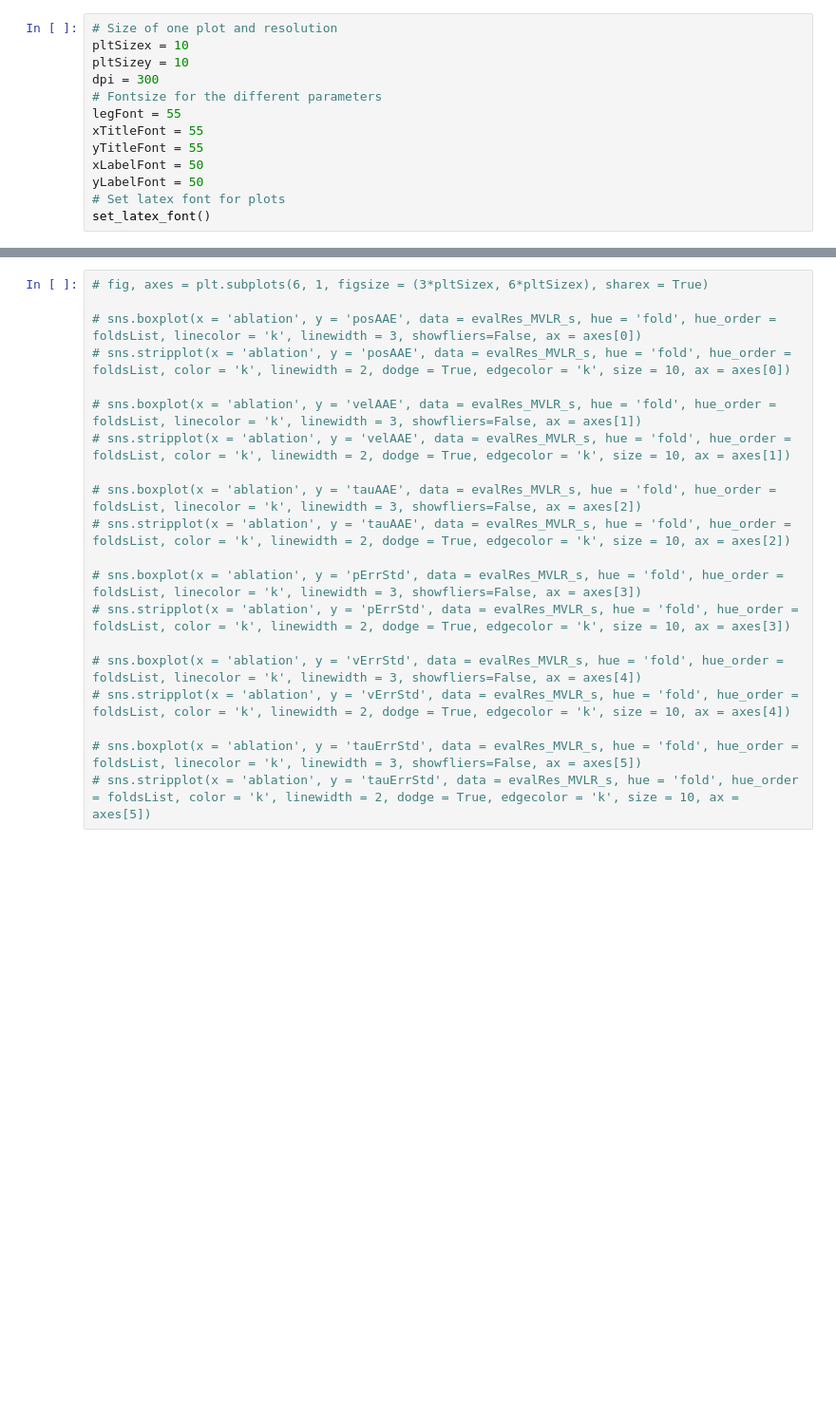
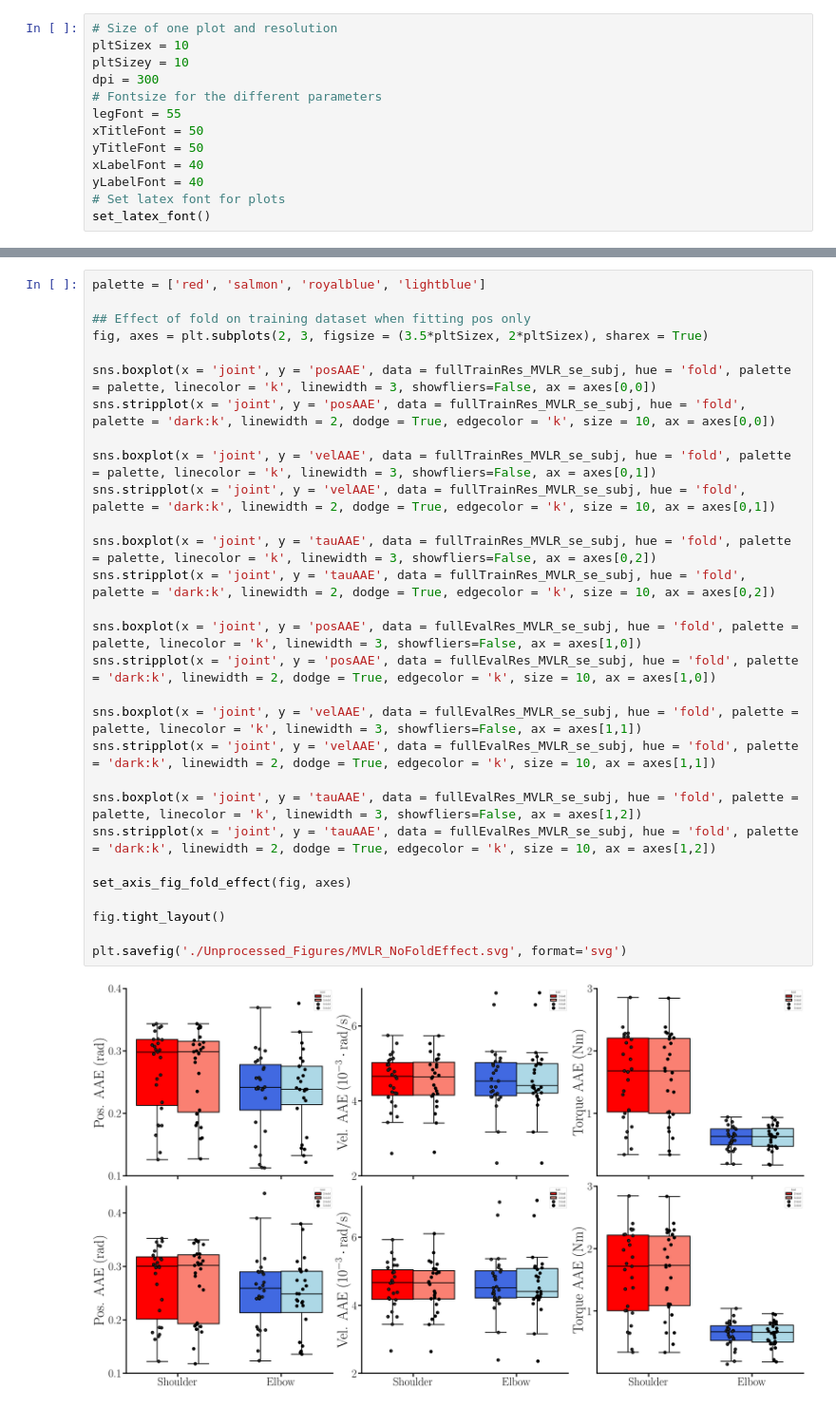
Before and after one commit to Verdel469/JointMisalignmentLearning, a Jupyter notebook: Analysis_MVLR.ipynb, the cells around one changed output, grey strips where cells are left out. Shown at 95% size. Cells and saved outputs as stored; diff of their text form; blank space fills up the shorter version.

Commit message:
mostly finished MVLR analysis

```diff
--- a/Analysis_MVLR.ipynb
+++ b/Analysis_MVLR.ipynb
@@ -14,10 +15,10 @@ pltSizey = 10
 dpi = 300
 # Fontsize for the different parameters
 legFont = 55
-xTitleFont = 55
-yTitleFont = 55
-xLabelFont = 50
-yLabelFont = 50
+xTitleFont = 50
+yTitleFont = 50
+xLabelFont = 40
+yLabelFont = 40
 # Set latex font for plots
 set_latex_font()
 # %%
@@ -38,20 +172,31 @@ evalRes_MVLR_e = evalRes_MVLR[evalRes_MVLR['joint'] == 'elbow']
 # %%
-# fig, axes = plt.subplots(6, 1, figsize = (3*pltSizex, 6*pltSizex), sharex = True)
+palette = ['red', 'salmon', 'royalblue', 'lightblue']
 
-# sns.boxplot(x = 'ablation', y = 'posAAE', data = evalRes_MVLR_s, hue = 'fold', hue_order = foldsList, linecolor = 'k', linewidth = 3, showfliers=False, ax = axes[0])
-# sns.stripplot(x = 'ablation', y = 'posAAE', data = evalRes_MVLR_s, hue = 'fold', hue_order = foldsList, color = 'k', linewidth = 2, dodge = True, edgecolor = 'k', size = 10, ax = axes[0])
+## Effect of fold on training dataset when fitting pos only
+fig, axes = plt.subplots(2, 3, figsize = (3.5*pltSizex, 2*pltSizex), sharex = True)
 
-# sns.boxplot(x = 'ablation', y = 'velAAE', data = evalRes_MVLR_s, hue = 'fold', hue_order = foldsList, linecolor = 'k', linewidth = 3, showfliers=False, ax = axes[1])
-# sns.stripplot(x = 'ablation', y = 'velAAE', data = evalRes_MVLR_s, hue = 'fold', hue_order = foldsList, color = 'k', linewidth = 2, dodge = True, edgecolor = 'k', size = 10, ax = axes[1])
+sns.boxplot(x = 'joint', y = 'posAAE', data = fullTrainRes_MVLR_se_subj, hue = 'fold', palette = palette, linecolor = 'k', linewidth = 3, showfliers=False, ax = axes[0,0])
+sns.stripplot(x = 'joint', y = 'posAAE', data = fullTrainRes_MVLR_se_subj, hue = 'fold', palette = 'dark:k', linewidth = 2, dodge = True, edgecolor = 'k', size = 10, ax = axes[0,0])
 
-# sns.boxplot(x = 'ablation', y = 'tauAAE', data = evalRes_MVLR_s, hue = 'fold', hue_order = foldsList, linecolor = 'k', linewidth = 3, showfliers=False, ax = axes[2])
-# sns.stripplot(x = 'ablation', y = 'tauAAE', data = evalRes_MVLR_s, hue = 'fold', hue_order = foldsList, color = 'k', linewidth = 2, dodge = True, edgecolor = 'k', size = 10, ax = axes[2])
+sns.boxplot(x = 'joint', y = 'velAAE', data = fullTrainRes_MVLR_se_subj, hue = 'fold', palette = palette, linecolor = 'k', linewidth = 3, showfliers=False, ax = axes[0,1])
+sns.stripplot(x = 'joint', y = 'velAAE', data = fullTrainRes_MVLR_se_subj, hue = 'fold', palette = 'dark:k', linewidth = 2, dodge = True, edgecolor = 'k', size = 10, ax = axes[0,1])
 
-# sns.boxplot(x = 'ablation', y = 'pErrStd', data = evalRes_MVLR_s, hue = 'fold', hue_order = foldsList, linecolor = 'k', linewidth = 3, showfliers=False, ax = axes[3])
-# sns.stripplot(x = 'ablation', y = 'pErrStd', data = evalRes_MVLR_s, hue = 'fold', hue_order = foldsList, color = 'k', linewidth = 2, dodge = True, edgecolor = 'k', size = 10, ax = axes[3])
+sns.boxplot(x = 'joint', y = 'tauAAE', data = fullTrainRes_MVLR_se_subj, hue = 'fold', palette = palette, linecolor = 'k', linewidth = 3, showfliers=False, ax = axes[0,2])
+sns.stripplot(x = 'joint', y = 'tauAAE', data = fullTrainRes_MVLR_se_subj, hue = 'fold', palette = 'dark:k', linewidth = 2, dodge = True, edgecolor = 'k', size = 10, ax = axes[0,2])
 
-# sns.boxplot(x = 'ablation', y = 'vErrStd', data = evalRes_MVLR_s, hue = 'fold', hue_order = foldsList, linecolor = 'k', linewidth = 3, showfliers=False, ax = axes[4])
-# sns.stripplot(x = 'ablation', y = 'vErrStd', data = evalRes_MVLR_s, hue = 'fold', hue_order = foldsList, color = 'k', linewidth = 2, dodge = True, edgecolor = 'k', size = 10, ax = axes[4])
+sns.boxplot(x = 'joint', y = 'posAAE', data = fullEvalRes_MVLR_se_subj, hue = 'fold', palette = palette, linecolor = 'k', linewidth = 3, showfliers=False, ax = axes[1,0])
+sns.stripplot(x = 'joint', y = 'posAAE', data = fullEvalRes_MVLR_se_subj, hue = 'fold', palette = 'dark:k', linewidth = 2, dodge = True, edgecolor = 'k', size = 10, ax = axes[1,0])
 
-# sns.boxplot(x = 'ablation', y = 'tauErrStd', data = evalRes_MVLR_s, hue = 'fold', hue_order = foldsList, linecolor = 'k', linewidth = 3, showfliers=False, ax = axes[5])
-# sns.stripplot(x = 'ablation', y = 'tauErrStd', data = evalRes_MVLR_s, hue = 'fold', hue_order = foldsList, color = 'k', linewidth = 2, dodge = True, edgecolor = 'k', size = 10, ax = axes[5])
+sns.boxplot(x = 'joint', y = 'velAAE', data = fullEvalRes_MVLR_se_subj, hue = 'fold', palette = palette, linecolor = 'k', linewidth = 3, showfliers=False, ax = axes[1,1])
+sns.stripplot(x = 'joint', y = 'velAAE', data = fullEvalRes_MVLR_se_subj, hue = 'fold', palette = 'dark:k', linewidth = 2, dodge = True, edgecolor = 'k', size = 10, ax = axes[1,1])
+
+sns.boxplot(x = 'joint', y = 'tauAAE', data = fullEvalRes_MVLR_se_subj, hue = 'fold', palette = palette, linecolor = 'k', linewidth = 3, showfliers=False, ax = axes[1,2])
+sns.stripplot(x = 'joint', y = 'tauAAE', data = fullEvalRes_MVLR_se_subj, hue = 'fold', palette = 'dark:k', linewidth = 2, dodge = True, edgecolor = 'k', size = 10, ax = axes[1,2])
+
+set_axis_fig_fold_effect(fig, axes)
+
+fig.tight_layout()
+
+plt.savefig('./Unprocessed_Figures/MVLR_NoFoldEffect.svg', format='svg')
+# %% [output]
+[figure, added]
```
Also changed, not shown: parts of 13 cells of this notebook, 6 other files.
